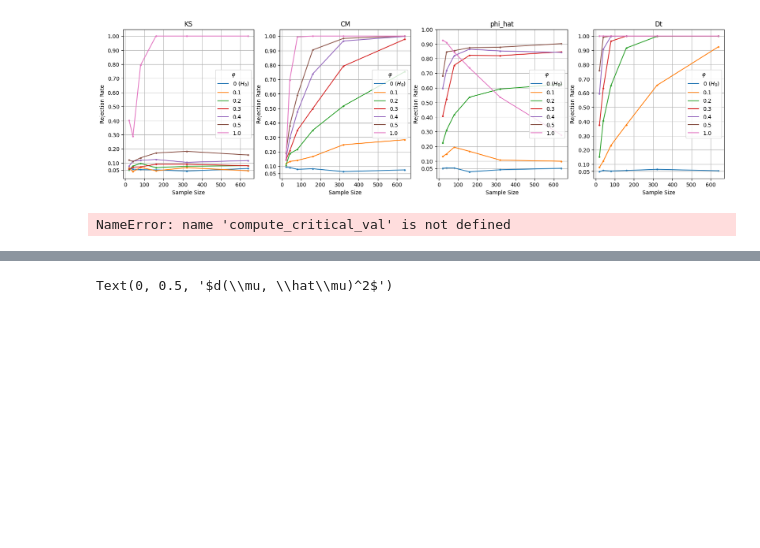
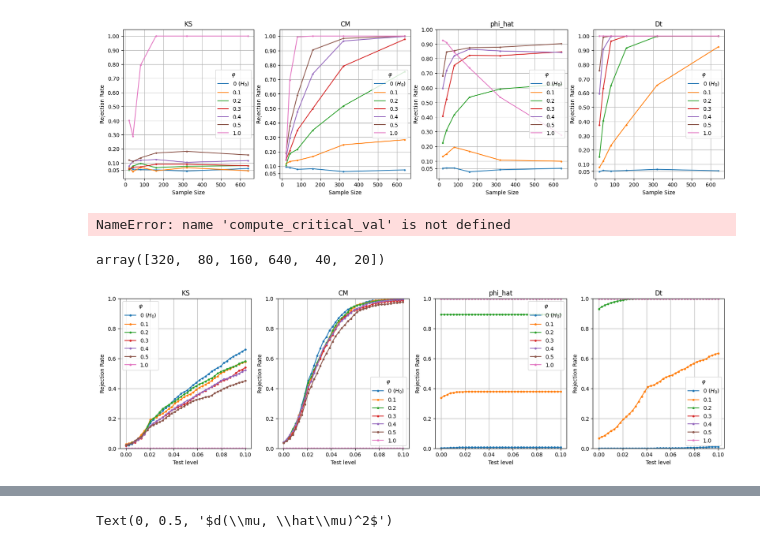
Before and after one commit to matthieubulte/GAR, a Jupyter notebook: simulation-evaluation.ipynb, the cells around one changed output, grey strips where cells are left out. Cells and saved outputs as stored; diff of their text form; code cells hidden in the pictures; blank space fills up the shorter version.

```diff
--- a/simulation-evaluation.ipynb
+++ b/simulation-evaluation.ipynb
@@ -112,3 +223,28 @@ plot_alpha_alpha(df_ours_w, 'phi_hat', samplesize, onesided=True)
 plot_alpha_alpha(df_ours_w, 'Dt', samplesize)
 # %% [output]
 NameError: name 'compute_critical_val' is not defined
+# %%
+df_logchol.sample_size.unique()
+# %% [output]
+array([320,  80, 160, 640,  40,  20])
+# %%
+
+samplesize = 40
+
+plt.figure(figsize=(20,5))
+plt.subplot(1,4,1)
+plt.title('KS')
+plotting.plot_alpha_alpha(df_logchol, 'KS', samplesize, onesided=True)
+plt.subplot(1,4,2)
+plt.title('CM')
+plotting.plot_alpha_alpha(df_logchol, 'CM', samplesize, onesided=True)
+
+
+plt.subplot(1,4,3)
+plt.title('phi_hat')
+plotting.plot_alpha_alpha(df_logchol, 'phi_hat', samplesize, onesided=True)
+plt.subplot(1,4,4)
+plt.title('Dt')
+plotting.plot_alpha_alpha(df_logchol, 'Dt', samplesize)
+# %% [output]
+[figure, added]
```
Also changed, not shown: parts of 13 cells of this notebook, 2 other files.
